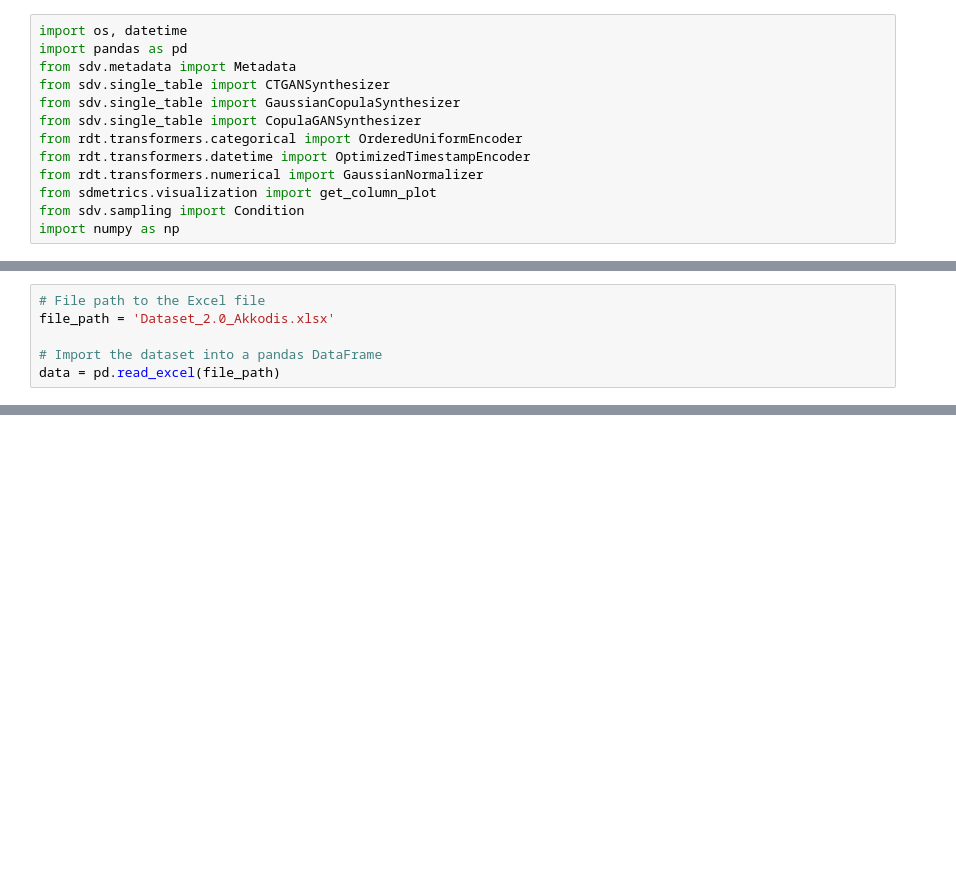
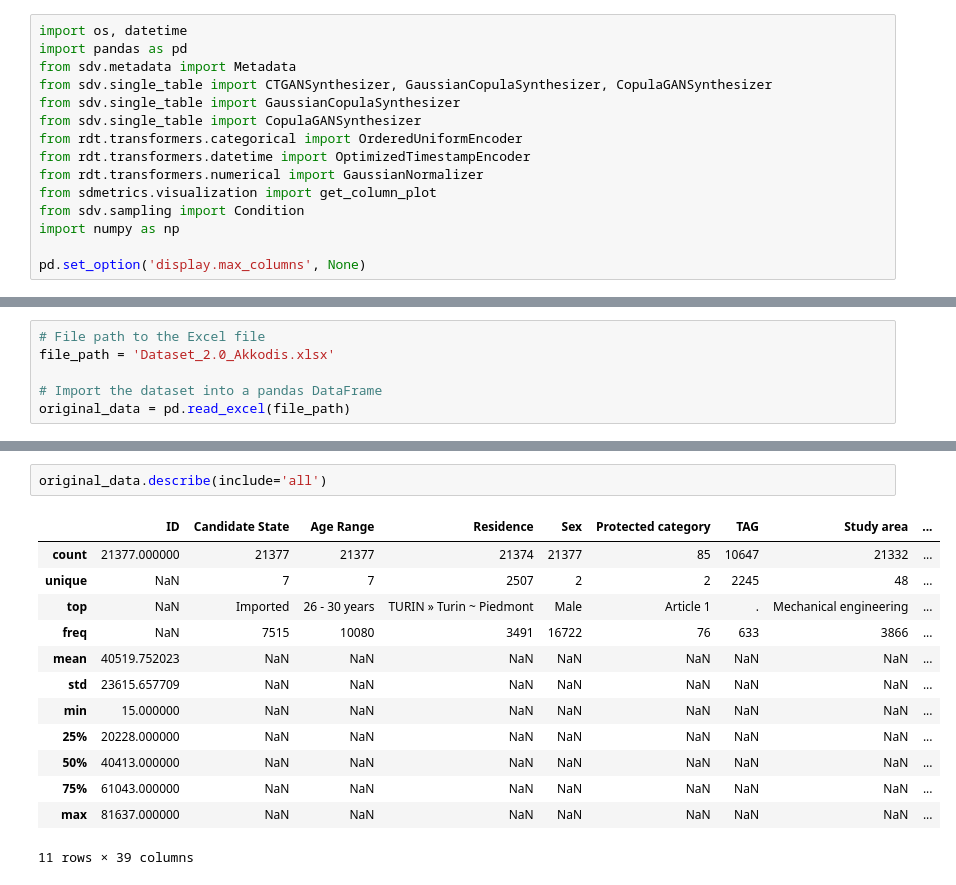
Before and after one commit to tancredibosi/AIII_synthetic_dataset, a Jupyter notebook: prova.ipynb, the cells around one changed output, grey strips where cells are left out. Saved outputs shown, nothing was run; the diff lists cells and outputs as text; blank space fills up the shorter version.

```diff
--- a/prova.ipynb
+++ b/prova.ipynb
@@ -2,7 +2,7 @@
 import os, datetime
 import pandas as pd
 from sdv.metadata import Metadata
-from sdv.single_table import CTGANSynthesizer
+from sdv.single_table import CTGANSynthesizer, GaussianCopulaSynthesizer, CopulaGANSynthesizer
 from sdv.single_table import GaussianCopulaSynthesizer
 from sdv.single_table import CopulaGANSynthesizer
 from rdt.transformers.categorical import OrderedUniformEncoder
@@ -11,3 +11,5 @@ from rdt.transformers.numerical import GaussianNormalizer
 from sdmetrics.visualization import get_column_plot
 from sdv.sampling import Condition
 import numpy as np
+
+pd.set_option('display.max_columns', None)
@@ -18,4 +20,4 @@ ModuleNotFoundError: No module named 'sdv'
 file_path = 'Dataset_2.0_Akkodis.xlsx'
 
 # Import the dataset into a pandas DataFrame
-data = pd.read_excel(file_path)
+original_data = pd.read_excel(file_path)
@@ -21,0 +48,16 @@ data = pd.read_excel(file_path)
+# %%
+original_data.describe(include='all')
+# %% [output]
+|  | ID | Candidate State | Age Range | Residence | Sex | Protected category | TAG | Study area | ... |
+| count | 21377.000000 | 21377 | 21377 | 21374 | 21377 | 85 | 10647 | 21332 | ... |
+| unique | NaN | 7 | 7 | 2507 | 2 | 2 | 2245 | 48 | ... |
+| top | NaN | Imported | 26 - 30 years | TURIN » Turin ~ Piedmont | Male | Article 1 | . | Mechanical engineering | ... |
+| freq | NaN | 7515 | 10080 | 3491 | 16722 | 76 | 633 | 3866 | ... |
+| mean | 40519.752023 | NaN | NaN | NaN | NaN | NaN | NaN | NaN | ... |
+| std | 23615.657709 | NaN | NaN | NaN | NaN | NaN | NaN | NaN | ... |
+| min | 15.000000 | NaN | NaN | NaN | NaN | NaN | NaN | NaN | ... |
+| 25% | 20228.000000 | NaN | NaN | NaN | NaN | NaN | NaN | NaN | ... |
+| 50% | 40413.000000 | NaN | NaN | NaN | NaN | NaN | NaN | NaN | ... |
+| 75% | 61043.000000 | NaN | NaN | NaN | NaN | NaN | NaN | NaN | ... |
+| max | 81637.000000 | NaN | NaN | NaN | NaN | NaN | NaN | NaN | ... |
+11 rows × 39 columns
```
Also changed, not shown: parts of 21 cells of this notebook, 8 other files.
